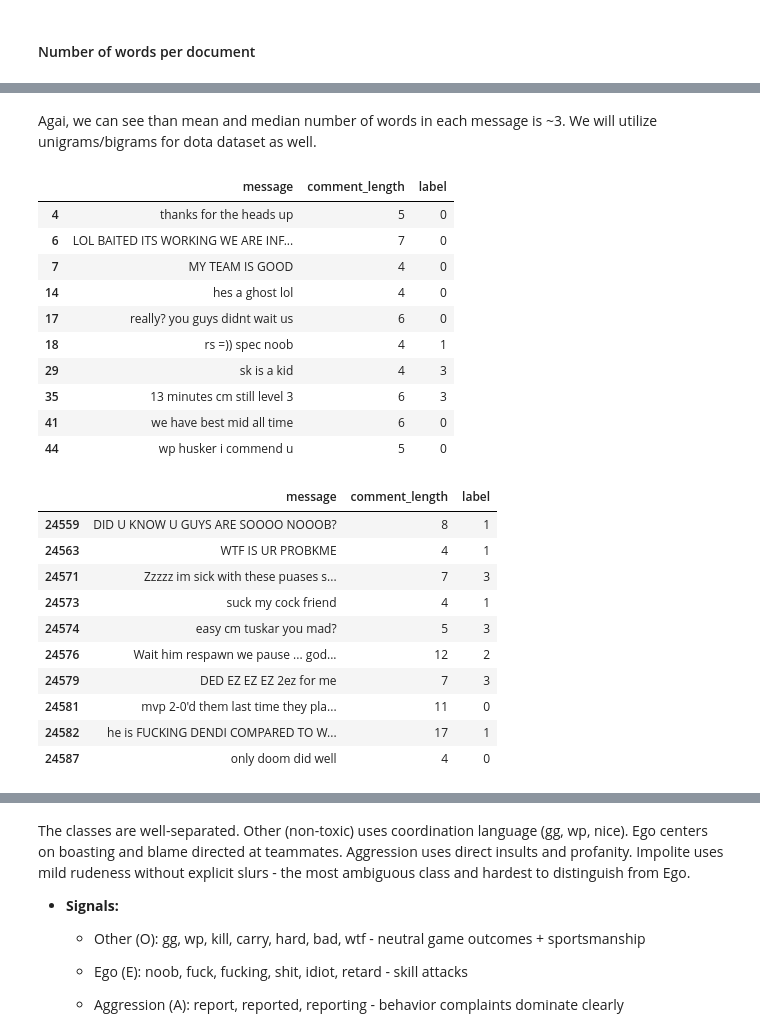
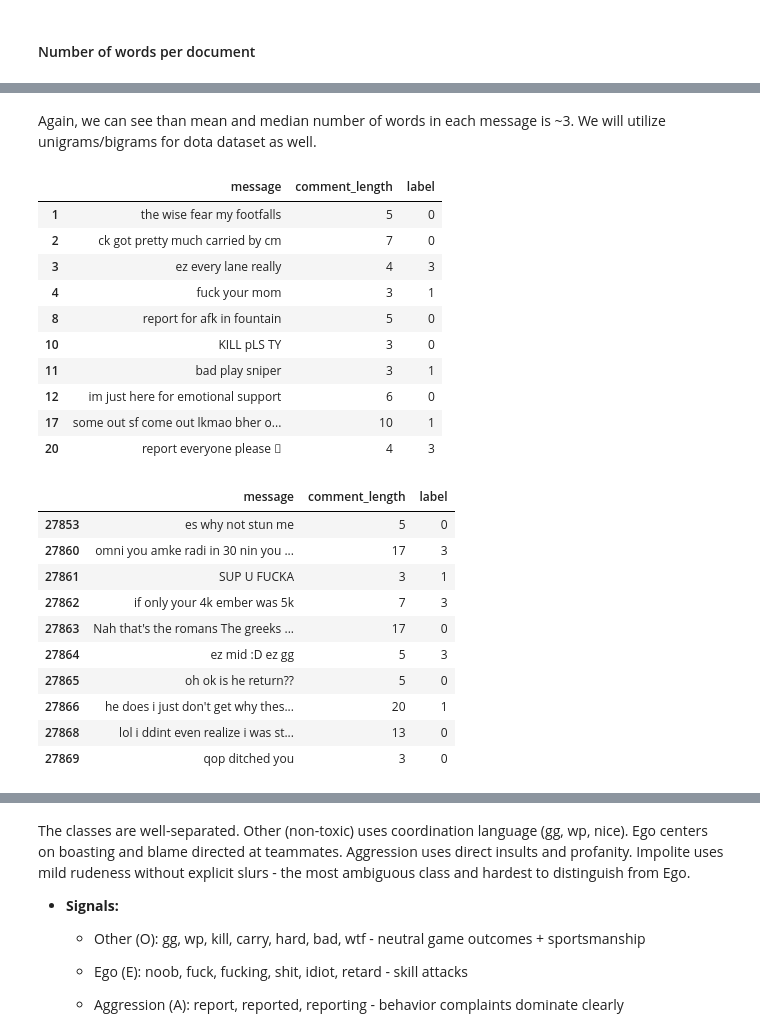
Before and after one commit to paolacalle/gaming-toxicity-detection, a Jupyter notebook: notebooks/gaming/EDA_gaming.ipynb, the cells around one changed output, grey strips where cells are left out. Saved outputs shown, nothing was run; the diff lists cells and outputs as text; code cells hidden in the pictures.

Commit message:
update
feat: Updated advanced cleaning everywhere.

```diff
--- a/notebooks/gaming/EDA_gaming.ipynb
+++ b/notebooks/gaming/EDA_gaming.ipynb
@@ -30,10 +30,6 @@ nlp = spacy.load("en_core_web_sm")
 seed = 7524
 np.random.seed(seed)
 
-# remove limit at number of columns and rows shown
-pd.set_option("display.max_columns", None)
-pd.set_option("display.max_rows", None)
-
 # project root (notebooks/gaming/ -> notebooks/ -> project root)
 PROJECT_ROOT = Path().resolve().parent.parent
 # %%
@@ -981,10 +954,10 @@ Messages with HTML entities: 0
 |  | message | label |
 # %%
 # decode HTML entities and check for any remaining
-dota_english["message"] = dota_english["message"].apply(html_lib.unescape)
+dota["message"] = dota["message"].apply(html_lib.unescape)
 
-html_mask = dota_english["message"].str.contains(r"&\w+;", regex=True, na=False)
+html_mask = dota["message"].str.contains(r"&\w+;", regex=True, na=False)
 print(f"Messages with HTML entities after decoding: {html_mask.sum()}")
-print(f"Shape: {dota_english.shape}")
+print(f"Shape: {dota.shape}")
 # %% [output]
 Messages with HTML entities after decoding: 0
@@ -992,9 +965,9 @@ Shape: (30737, 4)
 # %%
 # strip [SEPA] - it's a data collection artifact, not language
-dota_english["message"] = dota_english["message"].str.replace(r"\s*\[SEPA\]\s*", " ", regex=True).str.strip()
+dota["message"] = dota["message"].str.replace(r"\s*\[SEPA\]\s*", " ", regex=True).str.strip()
 
 # verify
-sepa_remaining = dota_english["message"].str.contains(r"\[SEPA\]", regex=True, na=False).sum()
+sepa_remaining = dota["message"].str.contains(r"\[SEPA\]", regex=True, na=False).sum()
 print(f"[SEPA] tokens remaining: {sepa_remaining}")
 # %% [output]
 [SEPA] tokens remaining: 0
@@ -1002,11 +975,11 @@ print(f"[SEPA] tokens remaining: {sepa_remaining}")
 #### Word Frequency Analysis
 # %%
 # train/val split — stratified to preserve class proportions
-X_dota = dota_english["message"]
-y_dota = dota_english["label"]
+X_dota = dota["message"]
+y_dota = dota["label"]
 
 X_dota_train, X_dota_val, y_dota_train, y_dota_val = train_test_split(
-    X_dota, y_dota, test_size=0.20, random_state=seed, shuffle=True, stratify=y_dota
+    X_dota, y_dota, test_size=0.10, random_state=seed, shuffle=True, stratify=y_dota
 )
 
 dota_train_df = pd.DataFrame({"message": X_dota_train, "label": y_dota_train}).reset_index(drop=True)
@@ -1061,35 +1034,35 @@ plt.show()
 # %% [markdown]
-Agai, we can see than mean and median number of words in each message is ~3. We will utilize unigrams/bigrams for dota dataset as well.
+Again, we can see than mean and median number of words in each message is ~3. We will utilize unigrams/bigrams for dota dataset as well.
 # %%
-# comments longer than the median top 10 words
-dota_train_df[dota_train_df["comment_length"] > median_len][["message", "comment_length", "label"]].head(10)
+# comments longer than or equal to the median top 10 words
+dota_train_df[dota_train_df["comment_length"] >= median_len][["message", "comment_length", "label"]].head(10)
 # %% [output]
 |  | message | comment_length | label |
-| 4 | thanks for the heads up | 5 | 0 |
-| 6 | LOL BAITED ITS WORKING WE ARE INF... | 7 | 0 |
-| 7 | MY TEAM IS GOOD | 4 | 0 |
-| 14 | hes a ghost lol | 4 | 0 |
-| 17 | really? you guys didnt wait us | 6 | 0 |
-| 18 | rs =)) spec noob | 4 | 1 |
-| 29 | sk is a kid | 4 | 3 |
-| 35 | 13 minutes cm still level 3 | 6 | 3 |
-| 41 | we have best mid all time | 6 | 0 |
-| 44 | wp husker i commend u | 5 | 0 |
+| 1 | the wise fear my footfalls | 5 | 0 |
+| 2 | ck got pretty much carried by cm | 7 | 0 |
+| 3 | ez every lane really | 4 | 3 |
+| 4 | fuck your mom | 3 | 1 |
+| 8 | report for afk in fountain | 5 | 0 |
+| 10 | KILL pLS TY | 3 | 0 |
+| 11 | bad play sniper | 3 | 1 |
+| 12 | im just here for emotional support | 6 | 0 |
+| 17 | some out sf come out lkmao bher o... | 10 | 1 |
+| 20 | report everyone please  | 4 | 3 |
 # %%
-# comments longer than the median bottom 10 words
-dota_train_df[dota_train_df["comment_length"] > median_len][["message", "comment_length", "label"]].tail(10)
+# comments longer than or equal to the median bottom 10 words
+dota_train_df[dota_train_df["comment_length"] >= median_len][["message", "comment_length", "label"]].tail(10)
 # %% [output]
 |  | message | comment_length | label |
-| 24559 | DID U KNOW U GUYS ARE SOOOO NOOOB? | 8 | 1 |
-| 24563 | WTF IS UR PROBKME | 4 | 1 |
-| 24571 | Zzzzz im sick with these puases s... | 7 | 3 |
-| 24573 | suck my cock friend | 4 | 1 |
-| 24574 | easy cm tuskar you mad? | 5 | 3 |
-| 24576 | Wait him respawn we pause ... god... | 12 | 2 |
-| 24579 | DED EZ EZ EZ 2ez for me | 7 | 3 |
-| 24581 | mvp 2-0'd them last time they pla... | 11 | 0 |
-| 24582 | he is FUCKING DENDI COMPARED TO W... | 17 | 1 |
-| 24587 | only doom did well | 4 | 0 |
+| 27853 | es why not stun me | 5 | 0 |
+| 27860 | omni you amke radi in 30 nin you ... | 17 | 3 |
+| 27861 | SUP U FUCKA | 3 | 1 |
+| 27862 | if only your 4k ember was 5k | 7 | 3 |
+| 27863 | Nah that's the romans The greeks ... | 17 | 0 |
+| 27864 | ez mid :D ez gg | 5 | 3 |
+| 27865 | oh ok is he return?? | 5 | 0 |
+| 27866 | he does i just don't get why thes... | 20 | 1 |
+| 27868 | lol i ddint even realize i was st... | 13 | 0 |
+| 27869 | qop ditched you | 3 | 0 |
 # %%
 # comments shorter than the median top 10 words
 dota_train_df[dota_train_df["comment_length"] < median_len][["message", "comment_length", "label"]].head(10)
```
Also changed, not shown: parts of 55 cells of this notebook, 7 other files.
